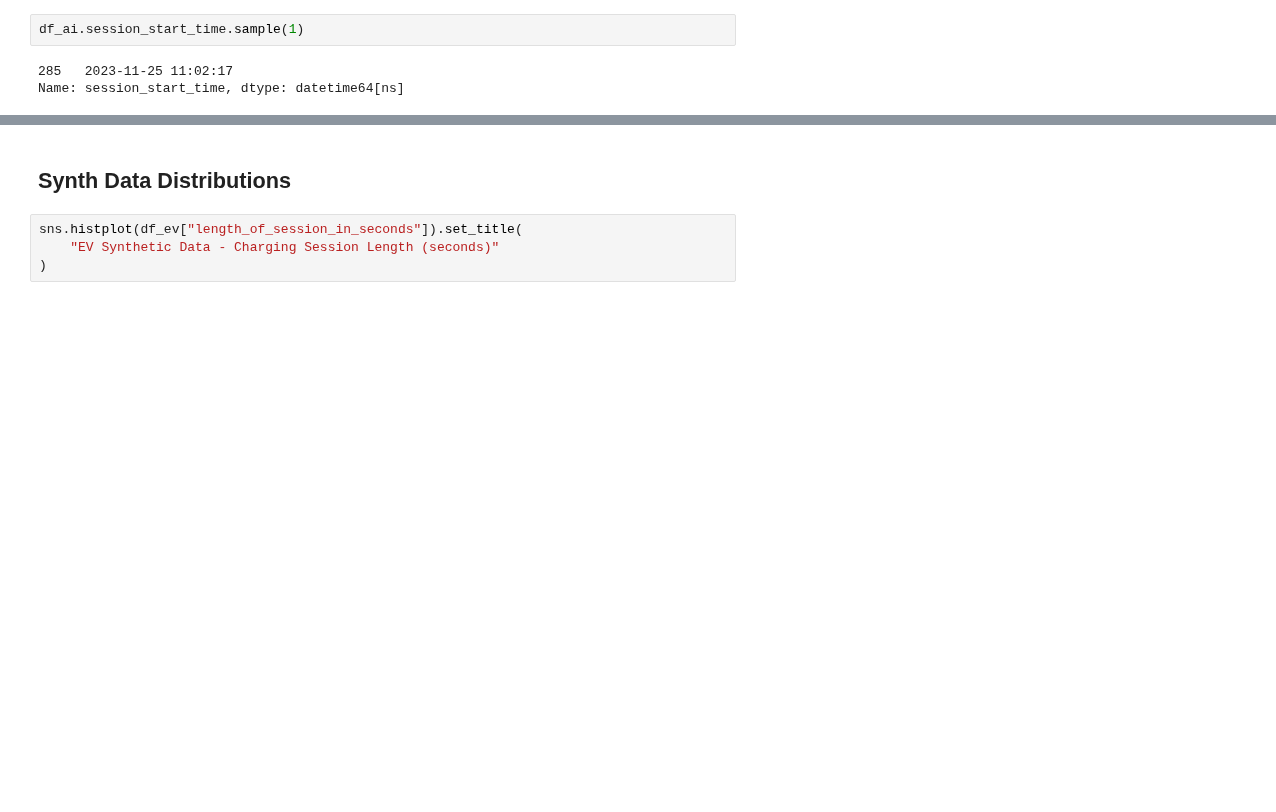
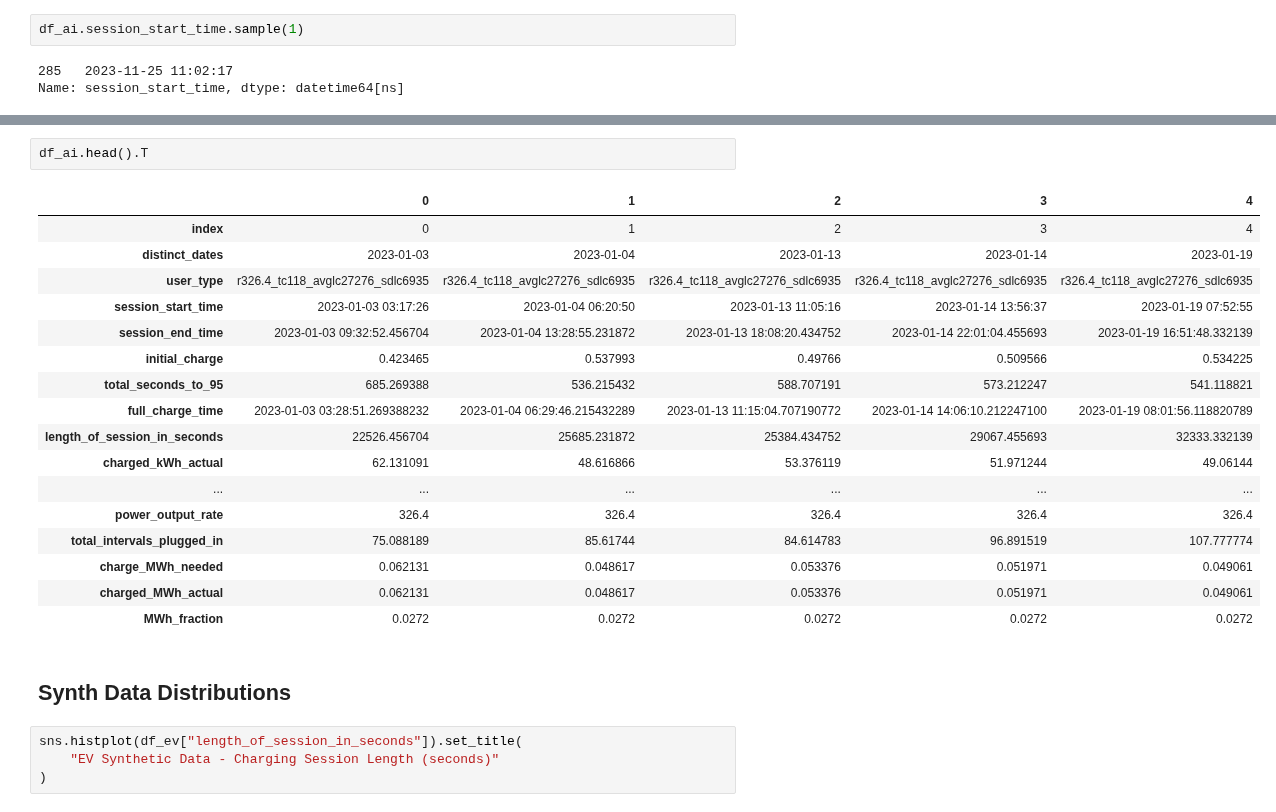
Before and after one commit to WattTime/watttime-python-client, a Jupyter notebook: evaluation/notebooks/how_to_generate_synthetic_data.ipynb, the cells around one changed output, grey strips where cells are left out. Drawn from its saved outputs; the diff is of its cells as text; blank space fills up the shorter version.

```diff
--- a/evaluation/notebooks/how_to_generate_synthetic_data.ipynb
+++ b/evaluation/notebooks/how_to_generate_synthetic_data.ipynb
@@ -76,3 +114,23 @@ Name: session_start_time, dtype: datetime64[ns]
+# %%
+df_ai.head().T
+# %% [output]
+|  | 0 | 1 | 2 | 3 | 4 |
+| index | 0 | 1 | 2 | 3 | 4 |
+| distinct_dates | 2023-01-03 | 2023-01-04 | 2023-01-13 | 2023-01-14 | 2023-01-19 |
+| user_type | r326.4_tc118_avglc27276_sdlc6935 | r326.4_tc118_avglc27276_sdlc6935 | r326.4_tc118_avglc27276_sdlc6935 | r326.4_tc118_avglc27276_sdlc6935 | r326.4_tc118_avglc27276_sdlc6935 |
+| session_start_time | 2023-01-03 03:17:26 | 2023-01-04 06:20:50 | 2023-01-13 11:05:16 | 2023-01-14 13:56:37 | 2023-01-19 07:52:55 |
+| session_end_time | 2023-01-03 09:32:52.456704 | 2023-01-04 13:28:55.231872 | 2023-01-13 18:08:20.434752 | 2023-01-14 22:01:04.455693 | 2023-01-19 16:51:48.332139 |
+| initial_charge | 0.423465 | 0.537993 | 0.49766 | 0.509566 | 0.534225 |
+| total_seconds_to_95 | 685.269388 | 536.215432 | 588.707191 | 573.212247 | 541.118821 |
+| full_charge_time | 2023-01-03 03:28:51.269388232 | 2023-01-04 06:29:46.215432289 | 2023-01-13 11:15:04.707190772 | 2023-01-14 14:06:10.212247100 | 2023-01-19 08:01:56.118820789 |
+| length_of_session_in_seconds | 22526.456704 | 25685.231872 | 25384.434752 | 29067.455693 | 32333.332139 |
+| charged_kWh_actual | 62.131091 | 48.616866 | 53.376119 | 51.971244 | 49.06144 |
+| ... | ... | ... | ... | ... | ... |
+| power_output_rate | 326.4 | 326.4 | 326.4 | 326.4 | 326.4 |
+| total_intervals_plugged_in | 75.088189 | 85.61744 | 84.614783 | 96.891519 | 107.777774 |
+| charge_MWh_needed | 0.062131 | 0.048617 | 0.053376 | 0.051971 | 0.049061 |
+| charged_MWh_actual | 0.062131 | 0.048617 | 0.053376 | 0.051971 | 0.049061 |
+| MWh_fraction | 0.0272 | 0.0272 | 0.0272 | 0.0272 | 0.0272 |
 # %% [markdown]
 ## Synth Data Distributions
 # %%
```
Also changed, not shown: parts of 3 cells of this notebook, 1 other file.
